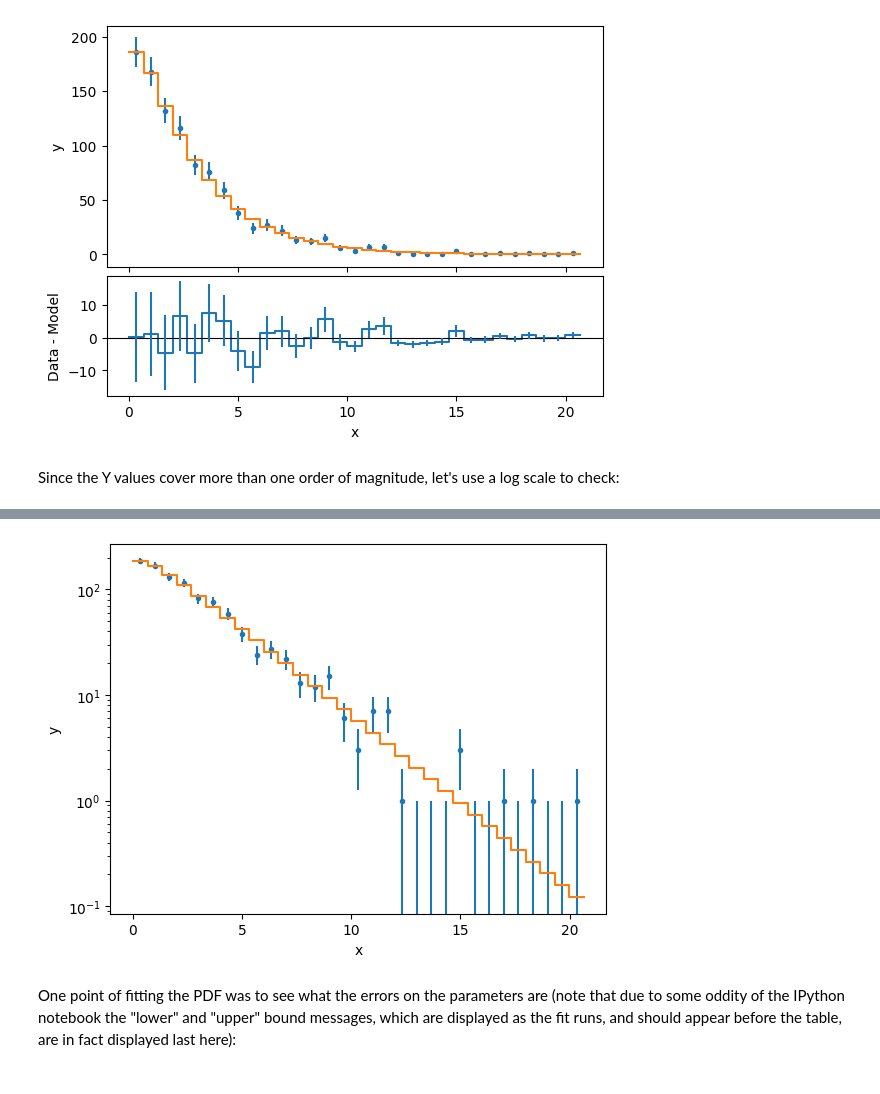
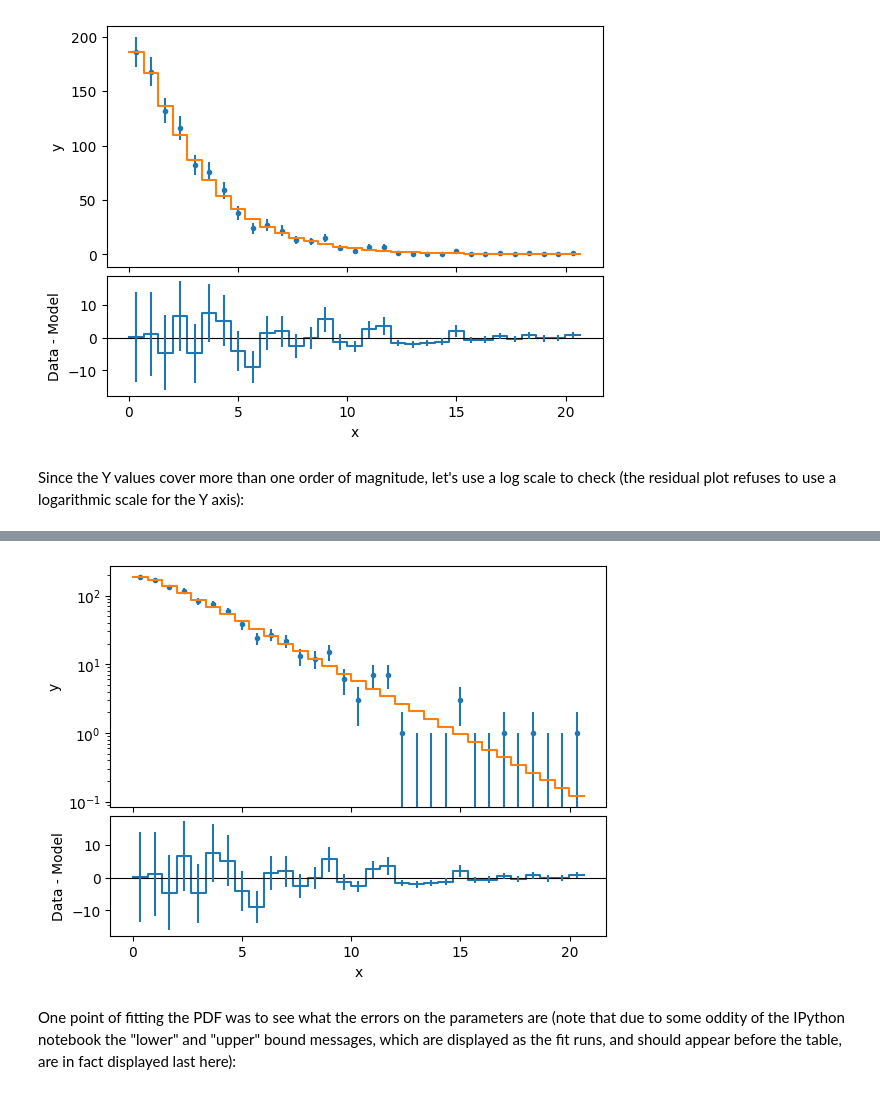
Before and after one commit to DougBurke/sherpa-standalone-notebooks, a Jupyter notebook: 4 an integrated user model.ipynb, the cells around one changed output, grey strips where cells are left out. Drawn from its saved outputs; the diff is of its cells as text; code cells hidden in the pictures.

```diff
--- a/4 an integrated user model.ipynb
+++ b/4 an integrated user model.ipynb
@@ -474,8 +474,8 @@ WARNING: The displayed errorbars have been supplied with the data or calculated
 WARNING: The displayed errorbars have been supplied with the data or calculated using chi2xspecvar; the errors are not used in fits with cash
 [figure]
 # %% [markdown]
-Since the Y values cover more than one order of magnitude, let's use a log scale to check:
+Since the Y values cover more than one order of magnitude, let's use a log scale to check (the residual plot refuses to use a logarithmic scale for the Y axis):
 # %%
-ui.plot_fit('pdf', ylog=True)
+ui.plot_fit_resid('pdf', ylog=True)
 # %% [output]
 WARNING: The displayed errorbars have been supplied with the data or calculated using chi2xspecvar; the errors are not used in fits with cash
@@ -482,4 +483,4 @@ WARNING: The displayed errorbars have been supplied with the data or calculated
-[figure, old version]
+[figure, new version]
 # %% [markdown]
 One point of fitting the PDF was to see what the errors on the parameters are (note that due to some oddity of the IPython notebook the "lower" and "upper" bound messages, which are displayed as the fit runs, and should appear before the table, are in fact displayed last here):
 # %%
```
Also changed, not shown: parts of 4 cells of this notebook, 10 other files.
